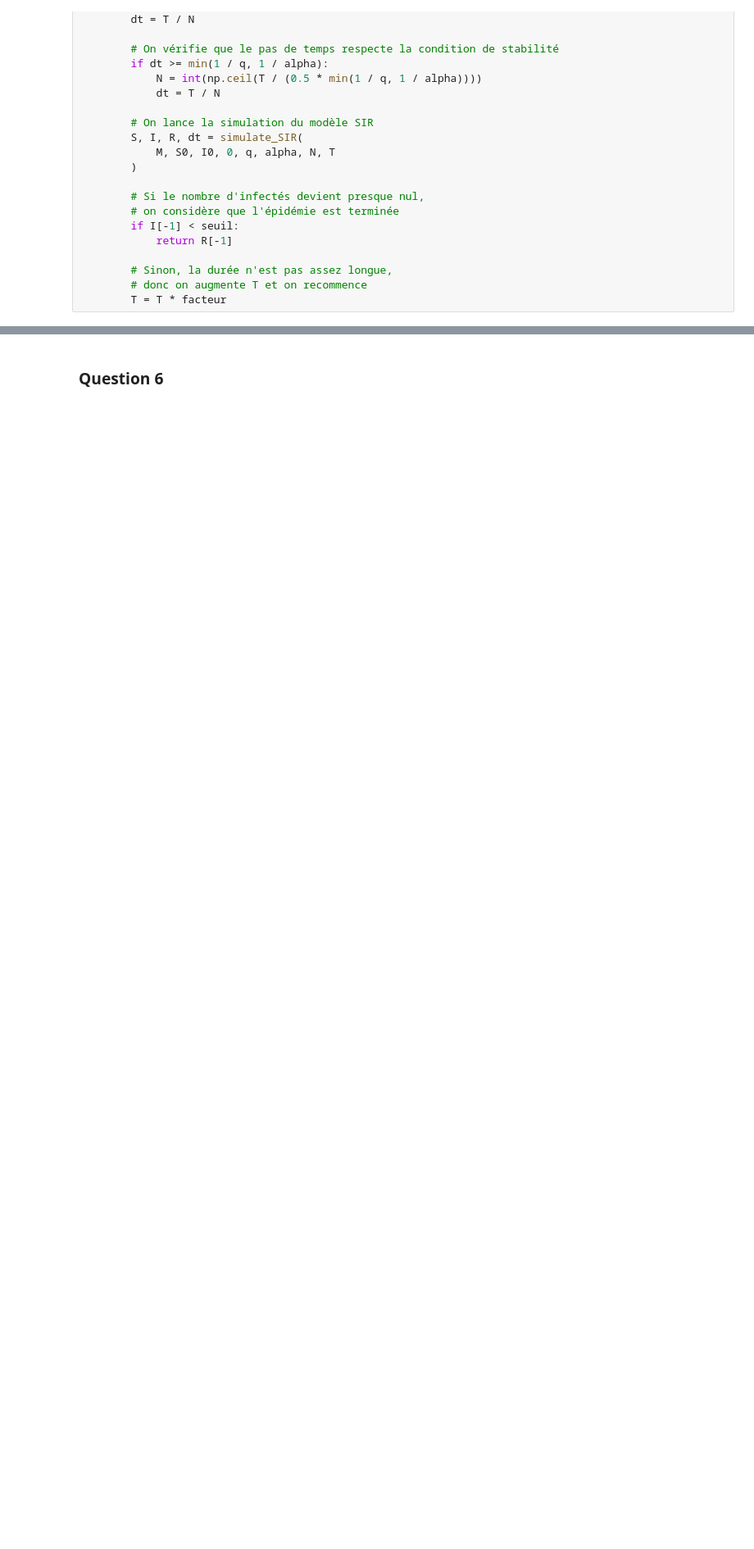
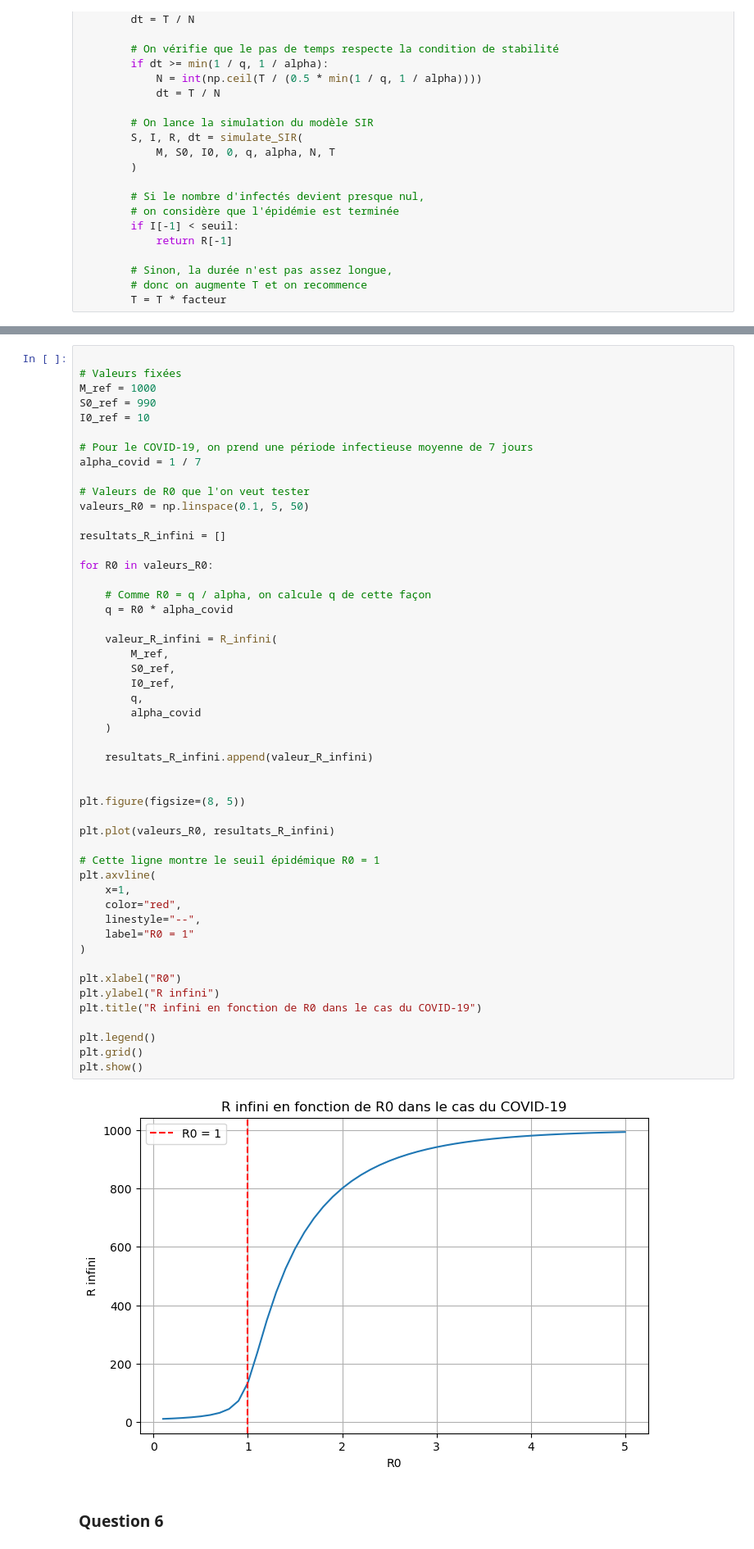
Before and after one commit to kenzalittlegenius/epidemic-propagation-model, a Jupyter notebook: DCC2_SIR_Model.ipynb, the cells around one changed output, grey strips where cells are left out. Shown at 82% size. Cells and saved outputs as stored; diff of their text form; blank space fills up the shorter version.

```diff
--- a/DCC2_SIR_Model.ipynb
+++ b/DCC2_SIR_Model.ipynb
@@ -715,2 +950,54 @@ def R_infini(M, S0, I0, q, alpha, T_init=50, facteur=2,
+# %%
+
+# Valeurs fixées
+M_ref = 1000
+S0_ref = 990
+I0_ref = 10
+
+# Pour le COVID-19, on prend une période infectieuse moyenne de 7 jours
+alpha_covid = 1 / 7
+
+# Valeurs de R0 que l'on veut tester
+valeurs_R0 = np.linspace(0.1, 5, 50)
+
+resultats_R_infini = []
+
+for R0 in valeurs_R0:
+
+    # Comme R0 = q / alpha, on calcule q de cette façon
+    q = R0 * alpha_covid
+
+    valeur_R_infini = R_infini(
+        M_ref,
+        S0_ref,
+        I0_ref,
+        q,
+        alpha_covid
+    )
+
+    resultats_R_infini.append(valeur_R_infini)
+
+
+plt.figure(figsize=(8, 5))
+
+plt.plot(valeurs_R0, resultats_R_infini)
+
+# Cette ligne montre le seuil épidémique R0 = 1
+plt.axvline(
+    x=1,
+    color="red",
+    linestyle="--",
+    label="R0 = 1"
+)
+
+plt.xlabel("R0")
+plt.ylabel("R infini")
+plt.title("R infini en fonction de R0 dans le cas du COVID-19")
+
+plt.legend()
+plt.grid()
+plt.show()
+# %% [output]
+[figure, added]
 # %% [markdown]
 ### Question 6
```
Also changed, not shown: parts of 10 cells of this notebook.
